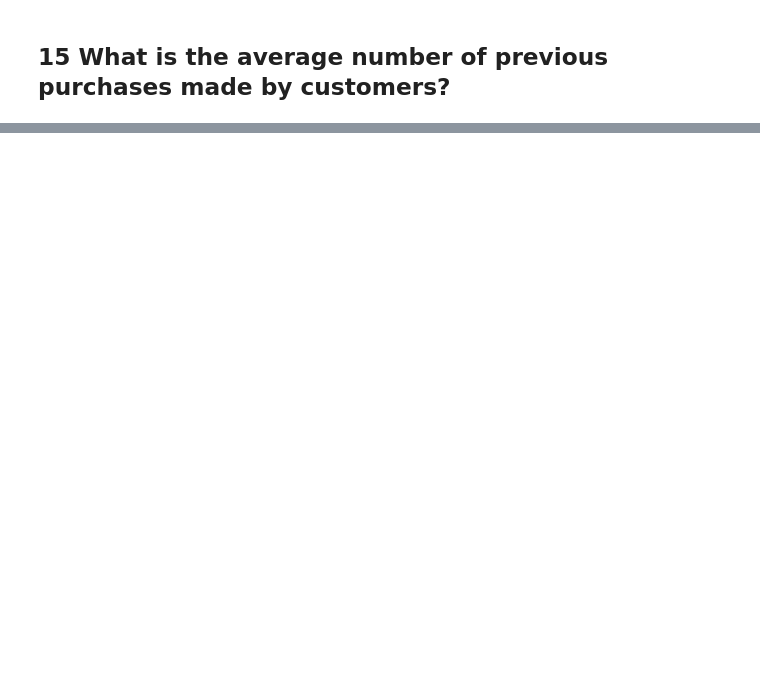
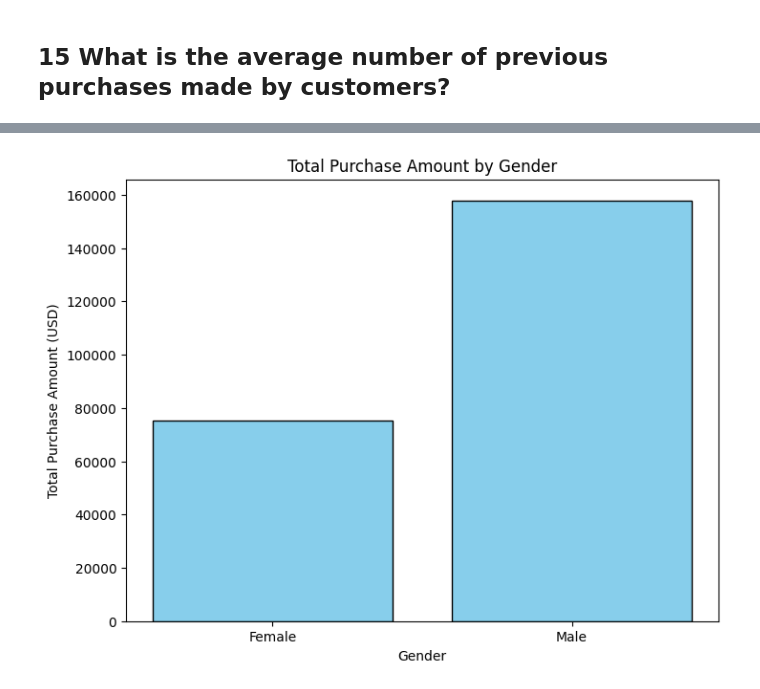
Before and after one commit to siddhima22/shopping_data_analysis, a Jupyter notebook: main.ipynb, the cells around one changed output, grey strips where cells are left out. Saved outputs shown, nothing was run; the diff lists cells and outputs as text; code cells hidden in the pictures; blank space fills up the shorter version.

```diff
--- a/main.ipynb
+++ b/main.ipynb
@@ -849,0 +907,17 @@ plt.show()
+# %%
+shop_group = shop.groupby('Gender')['Purchase Amount (USD)'].sum().reset_index()
+# %%
+
+genders = shop_group['Gender']
+purchase_amounts = shop_group['Purchase Amount (USD)']
+
+plt.figure(figsize=(8, 6))
+plt.bar(genders, purchase_amounts, color='skyblue', edgecolor='black')
+
+plt.xlabel('Gender')
+plt.ylabel('Total Purchase Amount (USD)')
+plt.title('Total Purchase Amount by Gender')
+
+plt.show()
+# %% [output]
+[figure, added]
```
Also changed, not shown: parts of 15 cells of this notebook, 1 other file.
